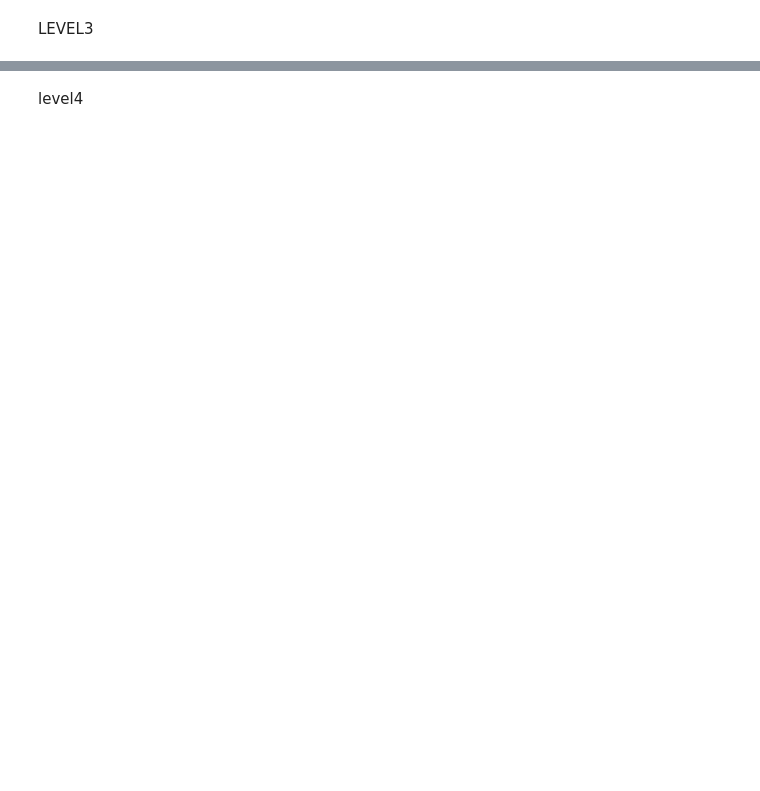
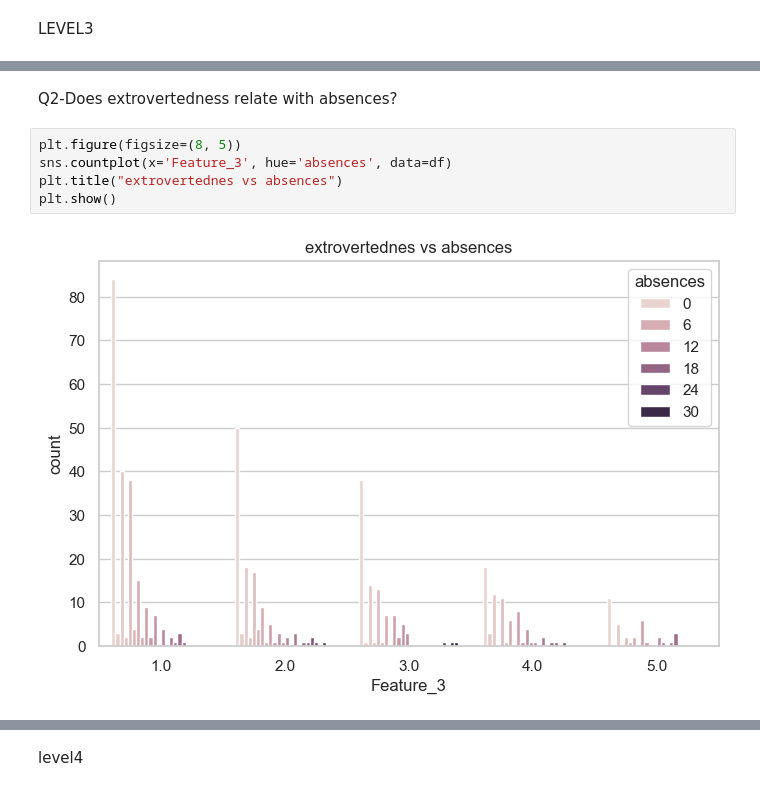
Before and after one commit to ranjansanskar/codingweektaks, a Jupyter notebook: campuspulse.ipynb, the cells around one changed output, grey strips where cells are left out. Cells and saved outputs as stored; diff of their text form; blank space fills up the shorter version.

```diff
--- a/campuspulse.ipynb
+++ b/campuspulse.ipynb
@@ -96,0 +148,9 @@ LEVEL3
+# %% [markdown]
+Q2-Does extrovertedness relate with absences?
+# %%
+plt.figure(figsize=(8, 5))
+sns.countplot(x='Feature_3', hue='absences', data=df)
+plt.title("extrovertednes vs absences")
+plt.show()
+# %% [output]
+[figure, added]
```
Also changed, not shown: parts of 20 cells of this notebook.
